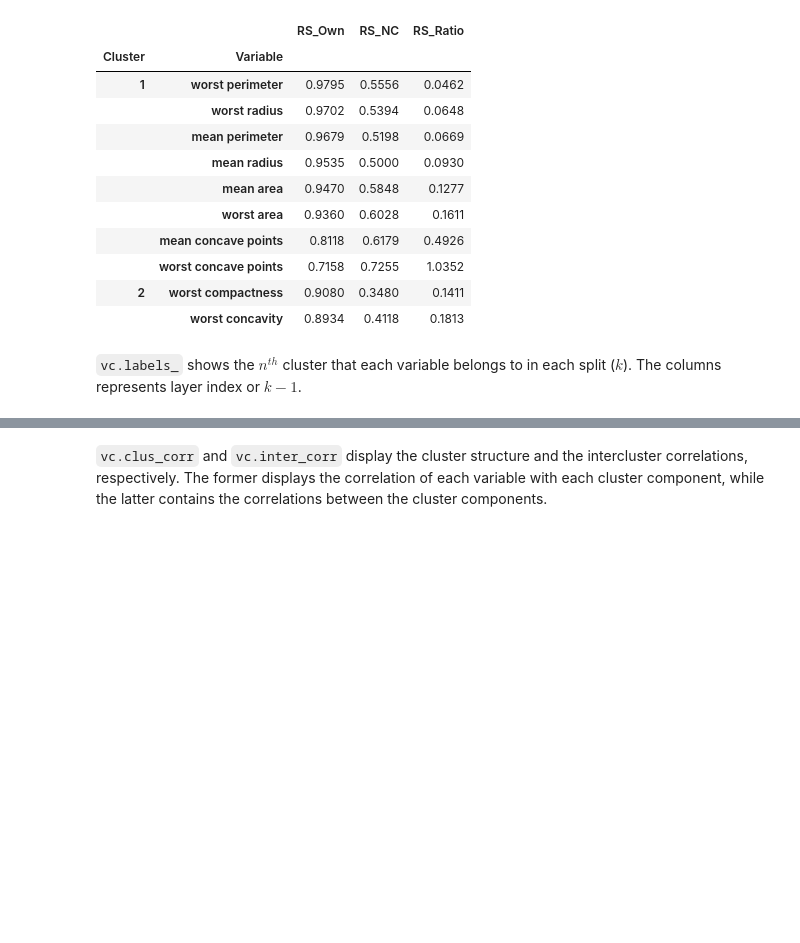
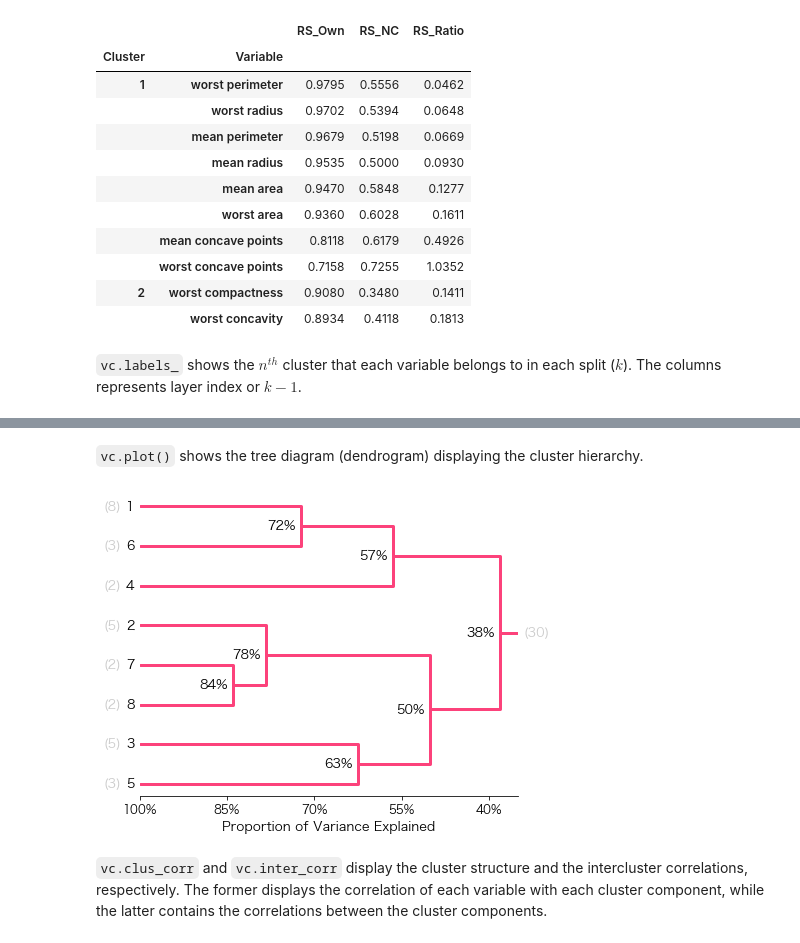
Before and after one commit to Nak007/varclus, a Jupyter notebook: varclus_colab.ipynb, the cells around one changed output, grey strips where cells are left out. Drawn from its saved outputs; the diff is of its cells as text; code cells hidden in the pictures; blank space fills up the shorter version.

```diff
--- a/varclus_colab.ipynb
+++ b/varclus_colab.ipynb
@@ -88,3 +92,9 @@ vc.labels_.sample(5)
+# %% [markdown]
+`vc.plot()` shows the tree diagram (dendrogram) displaying the cluster hierarchy.
+# %%
+ax = vc.plot()
+# %% [output]
+[figure, added]
 # %% [markdown]
 `vc.clus_corr` and `vc.inter_corr` display the cluster structure and the intercluster correlations, respectively. The former displays the correlation of each variable with each cluster component, while the latter contains the correlations between the cluster components.
 # %%
```
Also changed, not shown: parts of 7 cells of this notebook, 2 other files.
